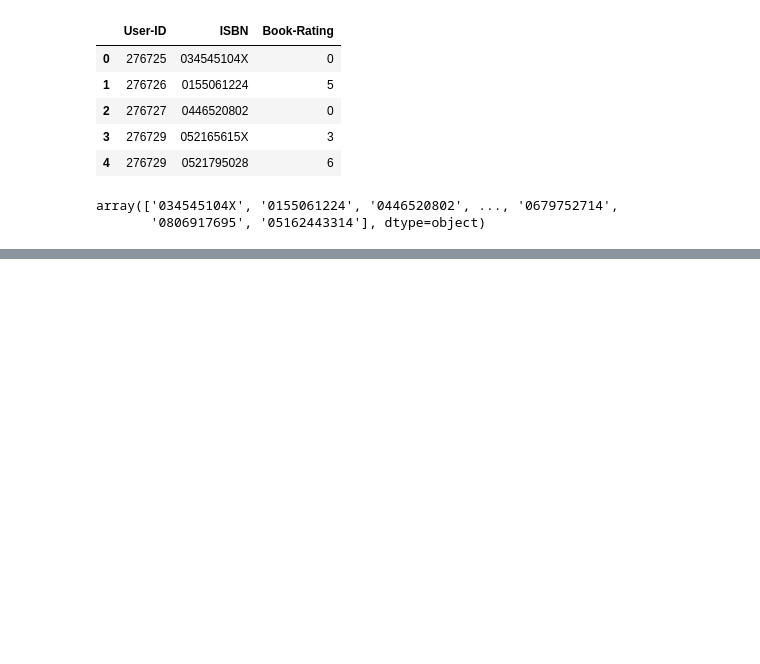
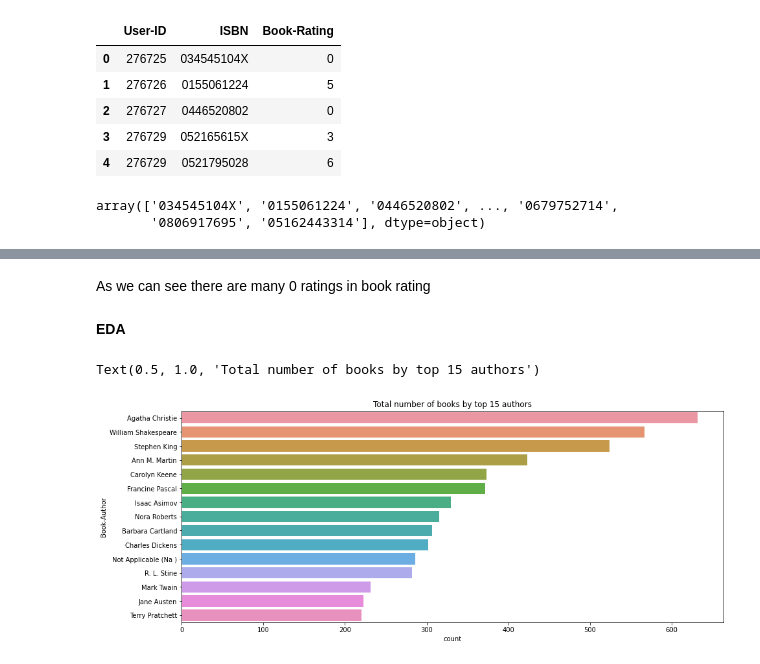
Before and after one commit to saurabhdaund76/Book-Recommendation-System, a Jupyter notebook: Book_recommendation_system.ipynb, the cells around one changed output, grey strips where cells are left out. Saved outputs shown, nothing was run; the diff lists cells and outputs as text; code cells hidden in the pictures; blank space fills up the shorter version.

```diff
--- a/Book_recommendation_system.ipynb
+++ b/Book_recommendation_system.ipynb
@@ -318,0 +372,12 @@ array(['034545104X', '0155061224', '0446520802', ..., '0679752714',
+# %% [markdown]
+As we can see there are many 0 ratings in book rating
+# %% [markdown]
+**EDA**
+# %%
+# books count by top 15 authors
+plt.figure(figsize=(15,6))
+sns.countplot(y= 'Book-Author'  , data=books_df,order=books_df['Book-Author'].value_counts().index[0:15])
+plt.title('Total number of books by top 15 authors')
+# %% [output]
+Text(0.5, 1.0, 'Total number of books by top 15 authors')
+[figure, added]
```
Also changed, not shown: parts of 20 cells of this notebook.
